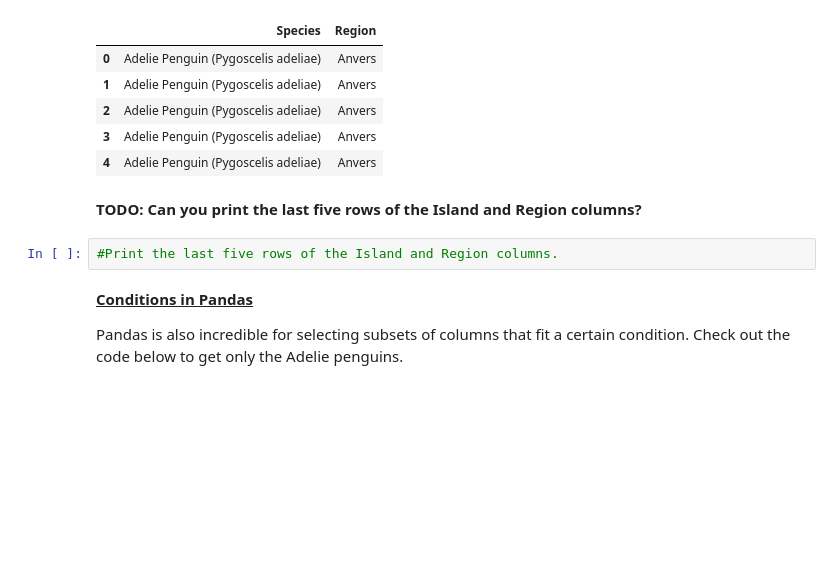
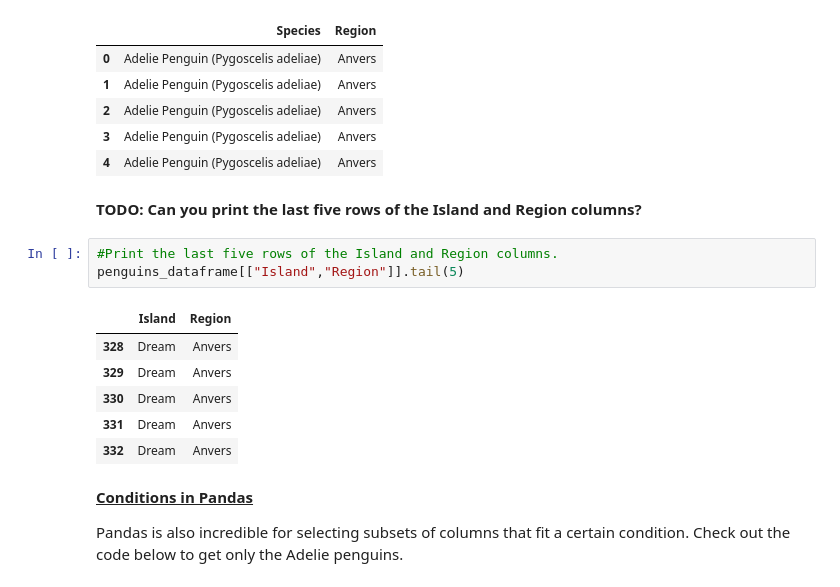
Before and after one commit to Shaif95/AI_Camp_Week5, a Jupyter notebook: EDA_mini_project.ipynb, the cells around one changed output. Saved outputs shown, nothing was run; the diff lists cells and outputs as text; blank space fills up the shorter version.

```diff
--- a/EDA_mini_project.ipynb
+++ b/EDA_mini_project.ipynb
@@ -149,6 +152,14 @@ penguins_dataframe[["Species","Region"]].head()
 **TODO: Can you print the last five rows of the Island and Region columns?**
 # %%
 #Print the last five rows of the Island and Region columns.
+penguins_dataframe[["Island","Region"]].tail(5)
+# %% [output]
+|  | Island | Region |
+| 328 | Dream | Anvers |
+| 329 | Dream | Anvers |
+| 330 | Dream | Anvers |
+| 331 | Dream | Anvers |
+| 332 | Dream | Anvers |
 # %% [markdown]
 <u>**Conditions in Pandas**</u>
 
```
Also changed, not shown: parts of 3 cells of this notebook.
